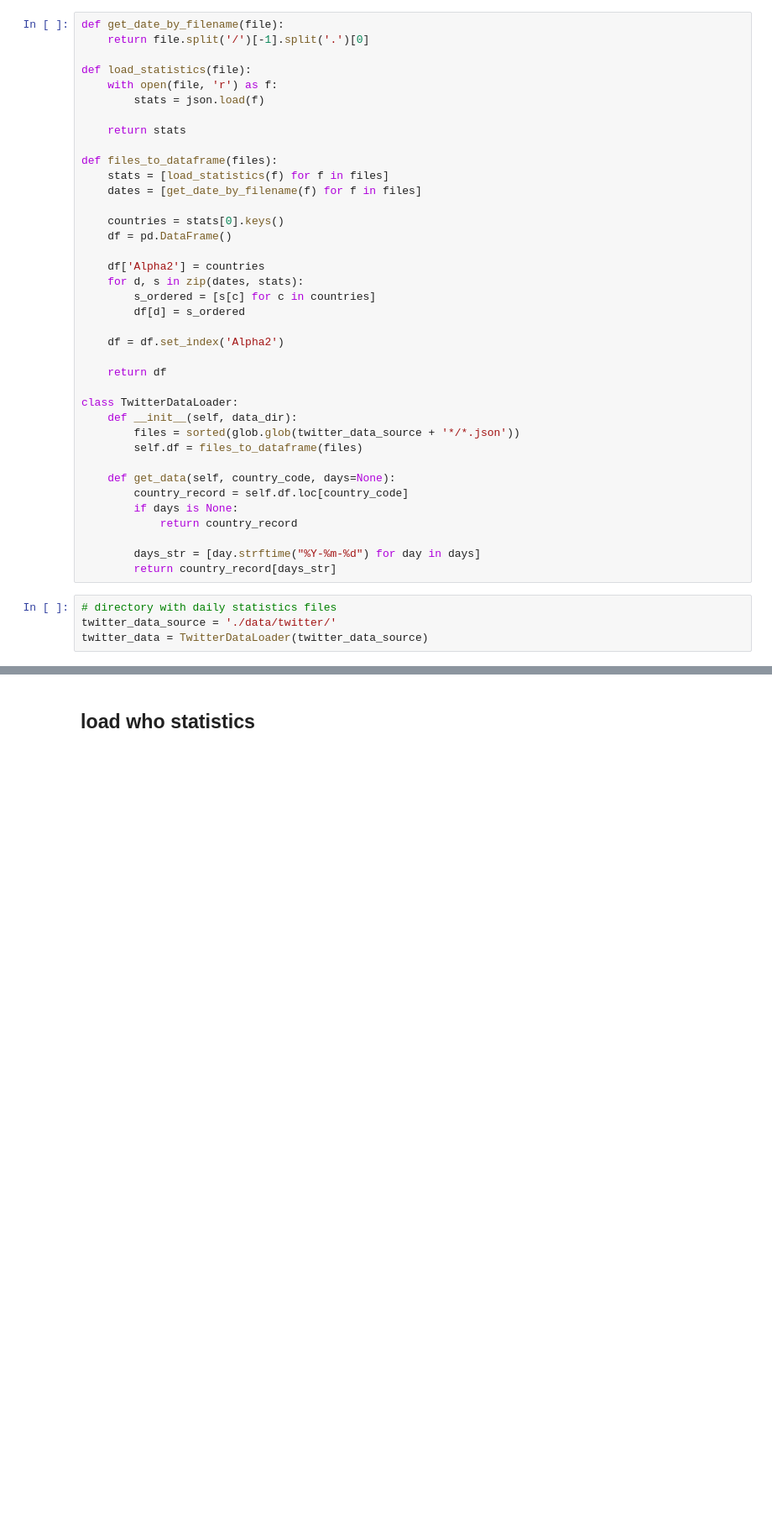
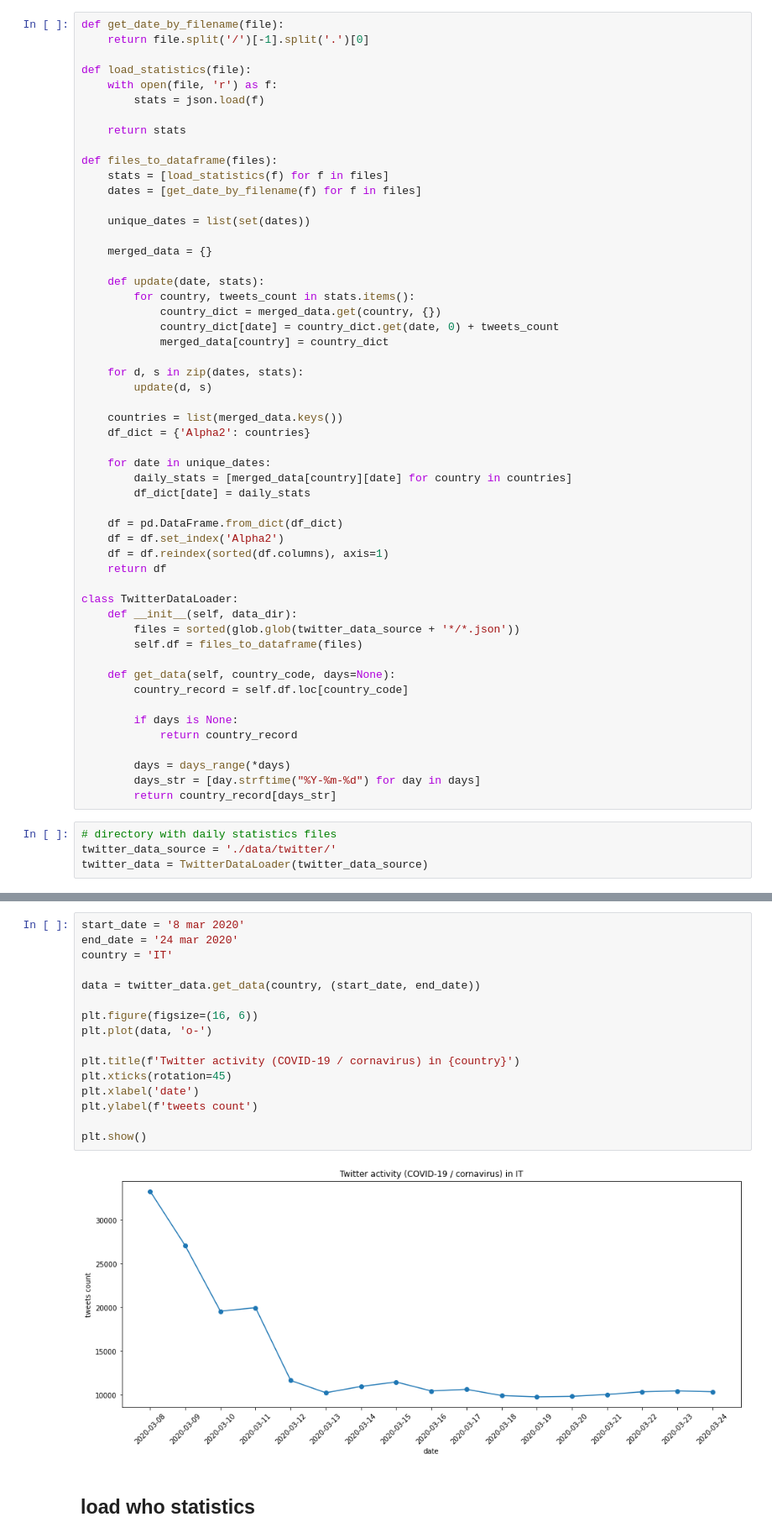
Before and after one commit to mszpyrka/CoronavirusMining, a Jupyter notebook: analysis/who-vs-twitter.ipynb, the cells around one changed output, grey strips where cells are left out. Shown: that part at 84% size. Saved outputs shown, nothing was run; the diff lists cells and outputs as text; blank space fills up the shorter version.

Commit message:
add more data

```diff
--- a/analysis/who-vs-twitter.ipynb
+++ b/analysis/who-vs-twitter.ipynb
@@ -39,16 +39,29 @@ def files_to_dataframe(files):
     stats = [load_statistics(f) for f in files]
     dates = [get_date_by_filename(f) for f in files]
 
-    countries = stats[0].keys()
-    df = pd.DataFrame()
+    unique_dates = list(set(dates))
 
-    df['Alpha2'] = countries
+    merged_data = {}
+
+    def update(date, stats):
+        for country, tweets_count in stats.items():
+            country_dict = merged_data.get(country, {})
+            country_dict[date] = country_dict.get(date, 0) + tweets_count
+            merged_data[country] = country_dict
+
     for d, s in zip(dates, stats):
-        s_ordered = [s[c] for c in countries]
-        df[d] = s_ordered
+        update(d, s)
 
+    countries = list(merged_data.keys())
+    df_dict = {'Alpha2': countries}
+
+    for date in unique_dates:
+        daily_stats = [merged_data[country][date] for country in countries]
+        df_dict[date] = daily_stats
+
+    df = pd.DataFrame.from_dict(df_dict)
     df = df.set_index('Alpha2')
-
+    df = df.reindex(sorted(df.columns), axis=1)
     return df
 
 class TwitterDataLoader:
@@ -58,9 +71,11 @@ class TwitterDataLoader:
 
     def get_data(self, country_code, days=None):
         country_record = self.df.loc[country_code]
+
         if days is None:
             return country_record
 
+        days = days_range(*days)
         days_str = [day.strftime("%Y-%m-%d") for day in days]
         return country_record[days_str]
 # %%
@@ -79,3 +85,21 @@ plt.plot(data, 'o-')
+# %%
+start_date = '8 mar 2020'
+end_date = '24 mar 2020'
+country = 'IT'
+
+data = twitter_data.get_data(country, (start_date, end_date))
+
+plt.figure(figsize=(16, 6))
+plt.plot(data, 'o-')
+
+plt.title(f'Twitter activity (COVID-19 / cornavirus) in {country}')
+plt.xticks(rotation=45)
+plt.xlabel('date')
+plt.ylabel(f'tweets count')
+
+plt.show()
+# %% [output]
+[figure, added]
 # %% [markdown]
 ## load who statistics
 # %%
```
Also changed, not shown: parts of 7 cells of this notebook.
